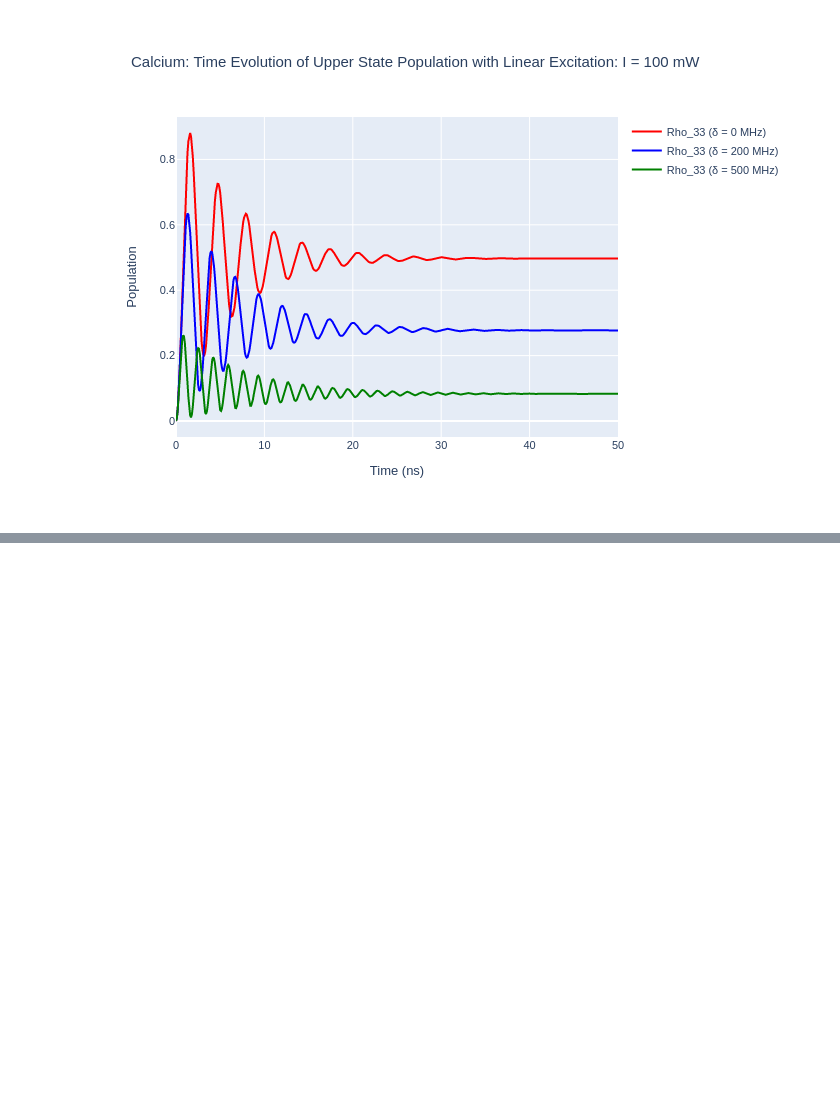
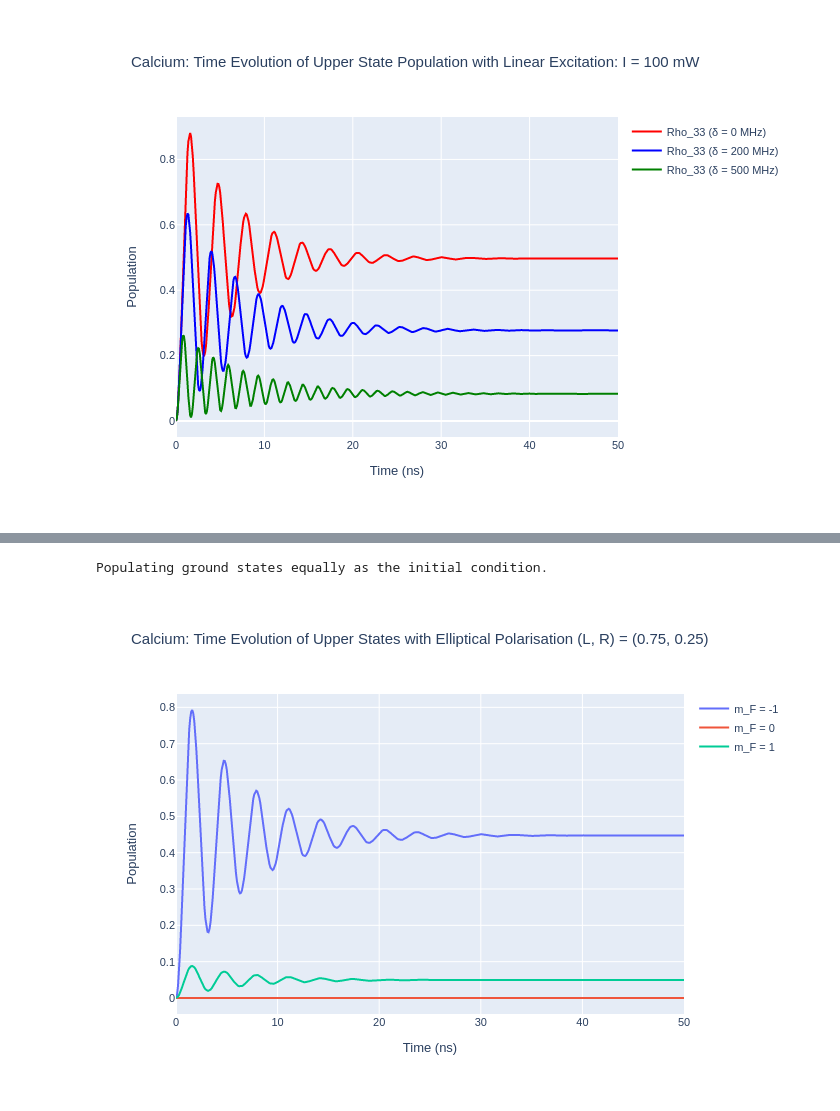
Before and after one commit to mvpmanish/LASED, a Jupyter notebook: docs/source/tutorials/Tutorial1-SimpleCalcium.ipynb, the cells around one changed output, grey strips where cells are left out. Saved outputs shown, nothing was run; the diff lists cells and outputs as text; code cells hidden in the pictures; blank space fills up the shorter version.

Commit message:
Added elliptical polarisation example to tutorial 1 in docs

```diff
--- a/docs/source/tutorials/Tutorial1-SimpleCalcium.ipynb
+++ b/docs/source/tutorials/Tutorial1-SimpleCalcium.ipynb
@@ -176,0 +197,33 @@ Image("SavedPlots/tutorial1-ca.png")
+# %%
+# Declare polarisation and Rabi parameters
+Q_ellipse = [-1, 1]
+rabi_factors_lhc = [0.75, 0.25]
+rabi_scaling_lhc = 1/np.sqrt(0.75*0.75+0.25*0.25)
+
+# Create laser-atom system
+calcium_system_lhc = las.LaserAtomSystem(E_ca, G_ca, tau_ca, Q_ellipse, wavelength_ca,
+                                 laser_intensity = intensity_ca, rabi_scaling = rabi_scaling_lhc,
+                                    rabi_factors = rabi_factors_lhc)
+
+# Time eveolve system
+calcium_system_lhc.timeEvolution(time_ca)
+
+# Plot all excited states
+rho_e = [[abs(rho) for rho in calcium_system_lhc.Rho_t(s, s)] for s in E_ca]
+fig_ca_lhc = go.Figure()
+for i, rho in enumerate(rho_e):
+    fig_ca_lhc.add_trace(go.Scatter(x = time_ca,
+                                y = rho,
+                                name = f"m_F = {E_ca[i].m}",
+                               mode = 'lines'))
+
+fig_ca_lhc.update_layout(title = "Calcium: Time Evolution of Upper States with Elliptical Polarisation (L, R) = (0.75, 0.25)",
+                 xaxis_title = "Time (ns)",
+                 yaxis_title = "Population",
+                font = dict(
+                    size = 11))
+fig_ca_lhc.write_image(f"SavedPlots/tutorial1-ellipselhc.png")
+Image(f"SavedPlots/tutorial1-ellipselhc.png")
+# %% [output]
+Populating ground states equally as the initial condition.
+[figure, added]
```
Also changed, not shown: parts of 4 cells of this notebook, 6 other files.
